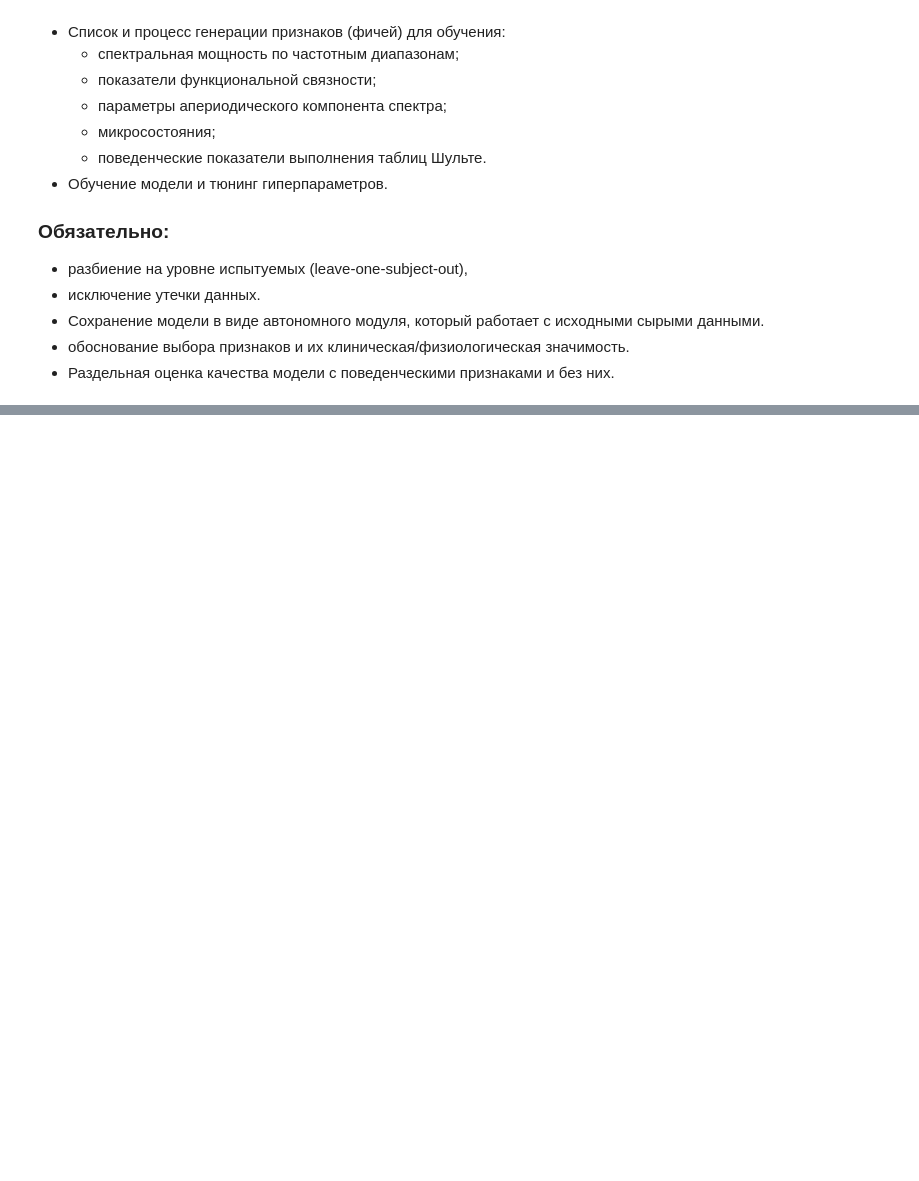
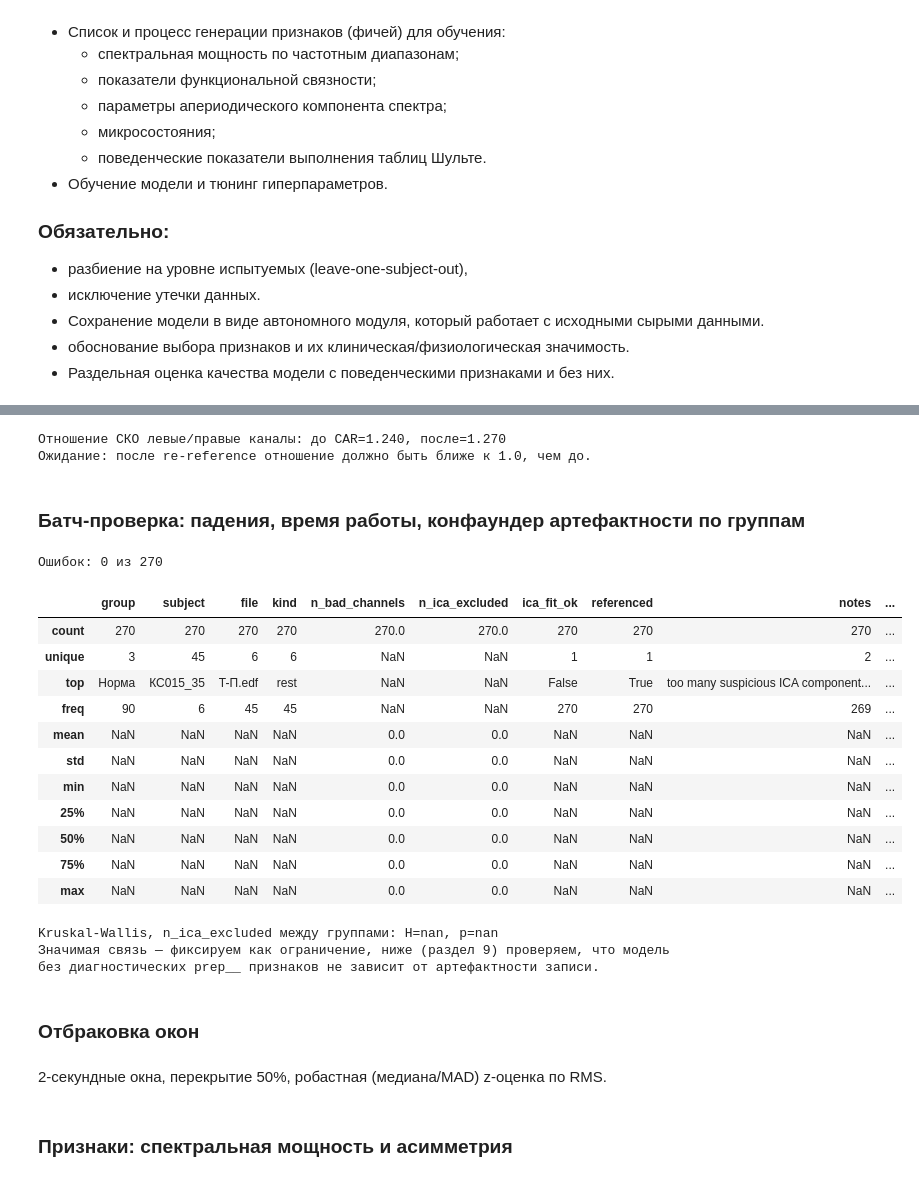
Before and after one commit to steministka/atacheskaya-panika, a Jupyter notebook: assets/2-preprocessing.ipynb, the cells around one changed output, grey strips where cells are left out. Drawn from its saved outputs; the diff is of its cells as text; code cells hidden in the pictures; blank space fills up the shorter version.

```diff
--- a/assets/2-preprocessing.ipynb
+++ b/assets/2-preprocessing.ipynb
@@ -20,0 +328,77 @@
+# %%
+# проверка эффекта re-reference отдельно: сравниваем std по левым/правым каналам
+# до и после CAR — асимметрия из-за референса должна уменьшиться
+def hemisphere_std_ratio(data):
+    left = data[[CI["Fp1"], CI["T3"], CI["O1"]]].std(axis=1).mean()
+    right = data[[CI["Fp2"], CI["T4"], CI["O2"]]].std(axis=1).mean()
+    return left / right
+
+ratio_before = hemisphere_std_ratio(d0)
+ratio_after = hemisphere_std_ratio(d1)
+print(f"Отношение СКО левые/правые каналы: до CAR={ratio_before:.3f}, после={ratio_after:.3f}")
+print("Ожидание: после re-reference отношение должно быть ближе к 1.0, чем до.")
+# %% [output]
+Отношение СКО левые/правые каналы: до CAR=1.240, после=1.270
+Ожидание: после re-reference отношение должно быть ближе к 1.0, чем до.
+# %% [markdown]
+### Батч-проверка: падения, время работы, конфаундер артефактности по группам
+# %%
+random.seed(0)
+sample_files = []
+for group_dir in sorted(DATA_DIR.iterdir()):
+    if not group_dir.is_dir():
+        continue
+    subj_dirs = [d for d in group_dir.iterdir() if d.is_dir()]
+    for subj_dir in random.sample(subj_dirs, min(15, len(subj_dirs))):
+        for f in subj_dir.glob("*.edf"):
+            sample_files.append((group_dir.name, subj_dir.name, f))
+
+diag_rows = []
+for group, subj, f in sample_files:
+    try:
+        raw = mne.io.read_raw_edf(f, preload=True, verbose=False)
+        raw.pick(CHANNELS)
+        t0 = time.time()
+        _, log = preprocess_raw(raw)
+        elapsed = time.time() - t0
+        diag_rows.append(dict(
+            group=group, subject=subj, file=f.name, kind=classify_file(f.stem),
+            n_bad_channels=log["n_bad_channels"], n_ica_excluded=log["n_ica_excluded"],
+            ica_fit_ok=log["ica_fit_ok"], referenced=log["referenced"],
+            notes="; ".join(log["notes"]), elapsed_s=elapsed,
+        ))
+    except Exception as e:
+        diag_rows.append(dict(group=group, subject=subj, file=f.name, error=str(e)))
+
+diag_df = pd.DataFrame(diag_rows)
+print("Ошибок:", diag_df.get("error", pd.Series(dtype=object)).notna().sum(), "из", len(diag_df))
+diag_df.describe(include="all")
+# %% [output]
+Ошибок: 0 из 270
+|  | group | subject | file | kind | n_bad_channels | n_ica_excluded | ica_fit_ok | referenced | notes | ... |
+| count | 270 | 270 | 270 | 270 | 270.0 | 270.0 | 270 | 270 | 270 | ... |
+| unique | 3 | 45 | 6 | 6 | NaN | NaN | 1 | 1 | 2 | ... |
+| top | Норма | КС015_35 | T-П.edf | rest | NaN | NaN | False | True | too many suspicious ICA component... | ... |
+| freq | 90 | 6 | 45 | 45 | NaN | NaN | 270 | 270 | 269 | ... |
+| mean | NaN | NaN | NaN | NaN | 0.0 | 0.0 | NaN | NaN | NaN | ... |
+| std | NaN | NaN | NaN | NaN | 0.0 | 0.0 | NaN | NaN | NaN | ... |
+| min | NaN | NaN | NaN | NaN | 0.0 | 0.0 | NaN | NaN | NaN | ... |
+| 25% | NaN | NaN | NaN | NaN | 0.0 | 0.0 | NaN | NaN | NaN | ... |
+| 50% | NaN | NaN | NaN | NaN | 0.0 | 0.0 | NaN | NaN | NaN | ... |
+| 75% | NaN | NaN | NaN | NaN | 0.0 | 0.0 | NaN | NaN | NaN | ... |
+| max | NaN | NaN | NaN | NaN | 0.0 | 0.0 | NaN | NaN | NaN | ... |
+# %%
+rest_diag = diag_df[diag_df["kind"] == "rest"]
+groups_ica = [g["n_ica_excluded"].values for _, g in rest_diag.groupby("group")]
+h_stat, p_val = sps.kruskal(*groups_ica)
+print(f"Kruskal-Wallis, n_ica_excluded между группами: H={h_stat:.2f}, p={p_val:.3f}")
+print("Значимая связь — фиксируем как ограничение, ниже (раздел 9) проверяем, что модель")
+print("без диагностических prep__ признаков не зависит от артефактности записи.")
+# %% [output]
+Kruskal-Wallis, n_ica_excluded между группами: H=nan, p=nan
+Значимая связь — фиксируем как ограничение, ниже (раздел 9) проверяем, что модель
+без диагностических prep__ признаков не зависит от артефактности записи.
+# %% [markdown]
+### Отбраковка окон
+# %% [markdown]
+2-секундные окна, перекрытие 50%, робастная (медиана/MAD) z-оценка по RMS.
@@ -20,0 +420,2 @@
+# %% [markdown]
+### Признаки: спектральная мощность и асимметрия
```
Also changed, not shown: parts of 67 cells of this notebook, 2 other files.
